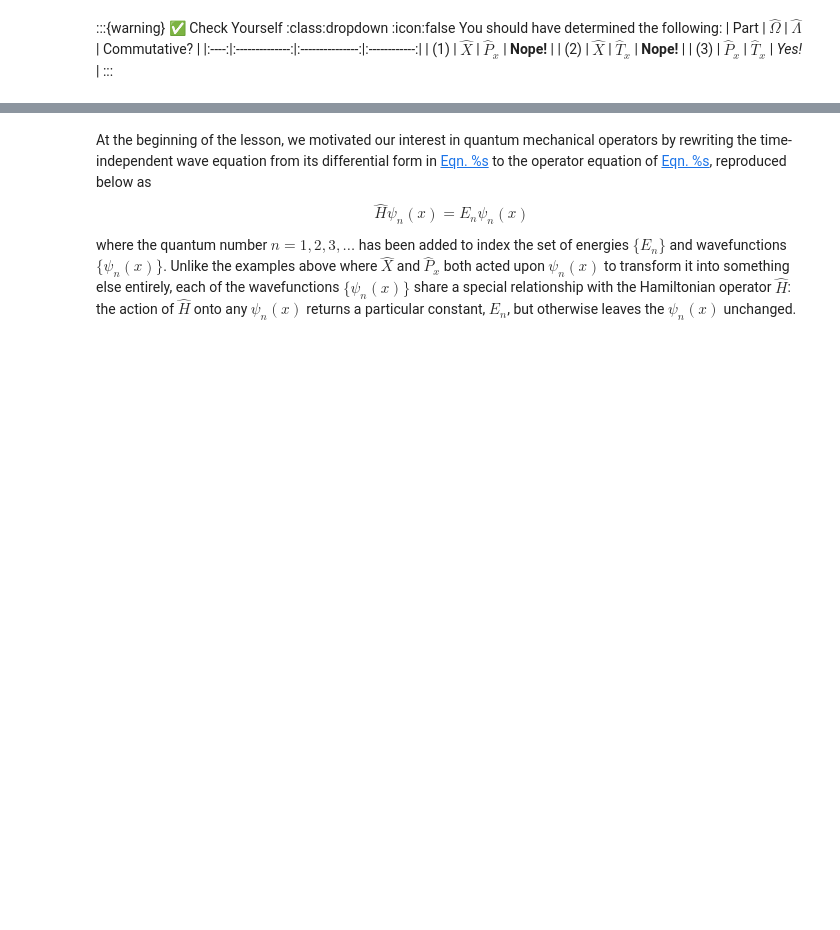
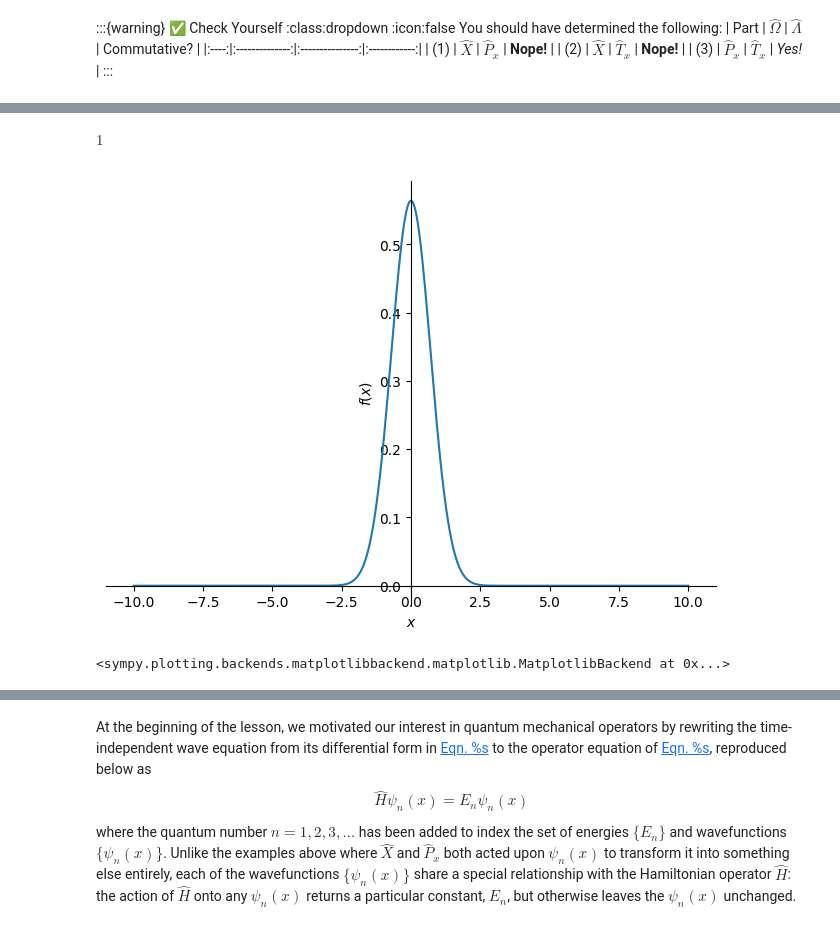
Before and after one commit to act-cms/symbolic-operator-theory, a Jupyter notebook: 1_essentials/instructor-key.ipynb, the cells around one changed output, grey strips where cells are left out. Cells and saved outputs as stored; diff of their text form; code cells hidden in the pictures; blank space fills up the shorter version.

```diff
--- a/1_essentials/instructor-key.ipynb
+++ b/1_essentials/instructor-key.ipynb
@@ -739,0 +963,15 @@ You should have determined the following:
+# %%
+# YOUR TURN: Part (c)
+## 1. Evaluate norm of psi_4(x)
+rho = (1/pi)**(1/4) * exp(-x**2 / 2)
+integrate(rho.conjugate() * rho, (x, -oo, oo))
+# %% [output]
+$1$
+# %%
+# YOUR TURN: Part (c)
+## 3. Plot the probability distribution over the given domain
+prob = rho.conjugate()*rho
+symplot(prob)
+# %% [output]
+[figure, added]
+<sympy.plotting.backends.matplotlibbackend.matplotlib.MatplotlibBackend at 0x...>
```
Also changed, not shown: parts of 69 cells of this notebook, 1 other file.
